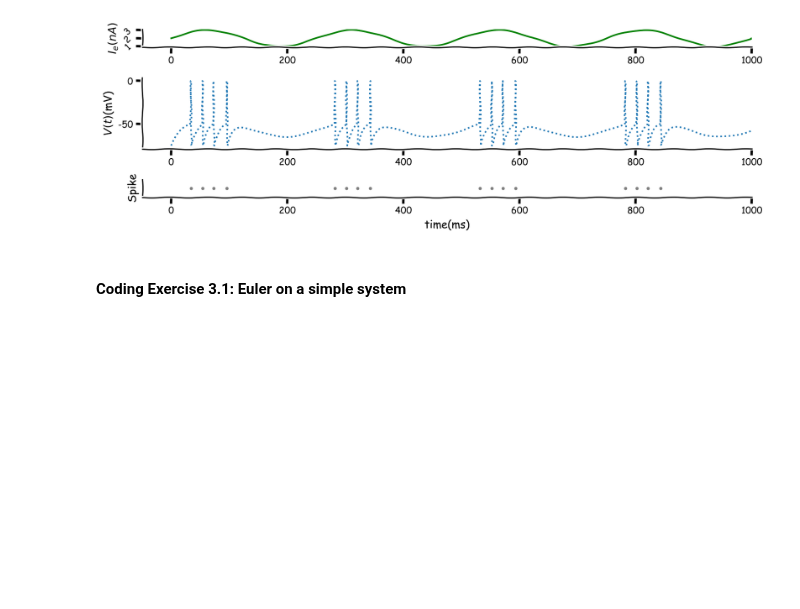
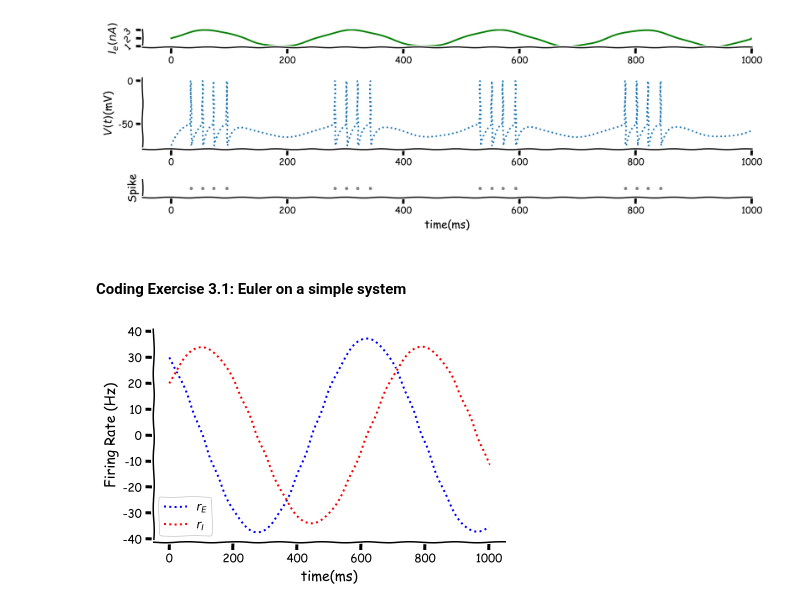
Before and after one commit to ivonnerubio/Neuromatch-Academy-Computational-Neuroscience, a Jupyter notebook: Calculus/Numerical Equations.ipynb, the cells around one changed output. Drawn from its saved outputs; the diff is of its cells as text; code cells hidden in the pictures; blank space fills up the shorter version.

Commit message:
adding euler linear system

```diff
--- a/Calculus/Numerical Equations.ipynb
+++ b/Calculus/Numerical Equations.ipynb
@@ -302,17 +302,46 @@ plot_IF(t,V,I,Spike_time)
 # %%
 def Euler_Simple_Linear_System(t, dt):
     """
     Args:
     time: time
     dt  : time-step
     Returns:
     r_E : Excitation Firing Rate
     r_I : Inhibition Firing Rate
 
     """
 
     # Set up parameters
     tau_E = 100
     tau_I = 120
     n = len(t)
     r_I = np.zeros(n)
+    r_I[0] = 20
+    r_E = np.zeros(n)
+    r_E[0] = 30
+
+
+    # loop over time steps
+    for k in range(n-1):
+
+        # Estimate r_e
+        dr_E = -r_I[k]/tau_E
+        r_E[k+1] = r_E[k] + dt*dr_E
+
+        # Estimate r_i
+        dr_I = r_E[k]/tau_I
+        r_I[k+1] = r_I[k] + dt*dr_I
+
+    return r_E, r_I
+
+# Set up dt, t
+dt = 0.1 # timesteps
+t = np.arange(0,1000,dt)
+
+# Run Euler Method
+r_E, r_I = Euler_Simple_Linear_System(t, dt)
+
+# Visualize
+plot_rErI(t, r_E, r_I)
+# %% [output]
+[figure, added]
```
